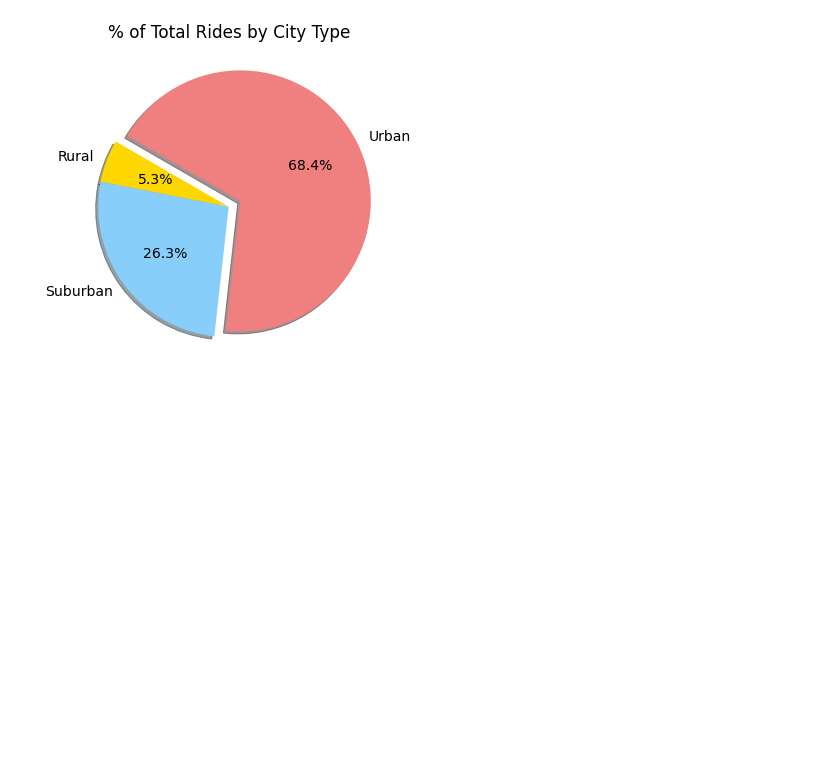
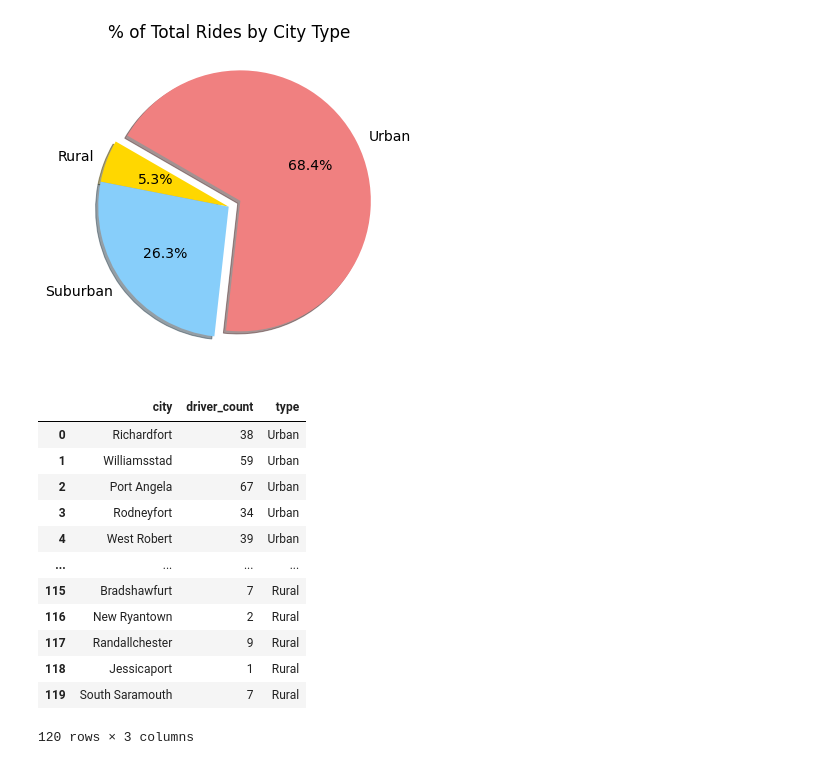
Before and after one commit to ENRICOROBLESDELRIO/PyBer_Analysis, a Jupyter notebook: PyBer.ipynb, the cells around one changed output. Saved outputs shown, nothing was run; the diff lists cells and outputs as text; code cells hidden in the pictures; blank space fills up the shorter version.

```diff
--- a/PyBer.ipynb
+++ b/PyBer.ipynb
@@ -984,3 +984,20 @@ plt.savefig("analysis/Fig6.png")
 plt.show()
 # %% [output]
 [figure]
+# %%
+# Use drivers City Data to avoid repeted values of drivers_count in the merge data frame
+city_data_df
+# %% [output]
+|  | city | driver_count | type |
+| 0 | Richardfort | 38 | Urban |
+| 1 | Williamsstad | 59 | Urban |
+| 2 | Port Angela | 67 | Urban |
+| 3 | Rodneyfort | 34 | Urban |
+| 4 | West Robert | 39 | Urban |
+| ... | ... | ... | ... |
+| 115 | Bradshawfurt | 7 | Rural |
+| 116 | New Ryantown | 2 | Rural |
+| 117 | Randallchester | 9 | Rural |
+| 118 | Jessicaport | 1 | Rural |
+| 119 | South Saramouth | 7 | Rural |
+120 rows × 3 columns
```
Also changed, not shown: parts of 2 cells of this notebook, 1 other file.
